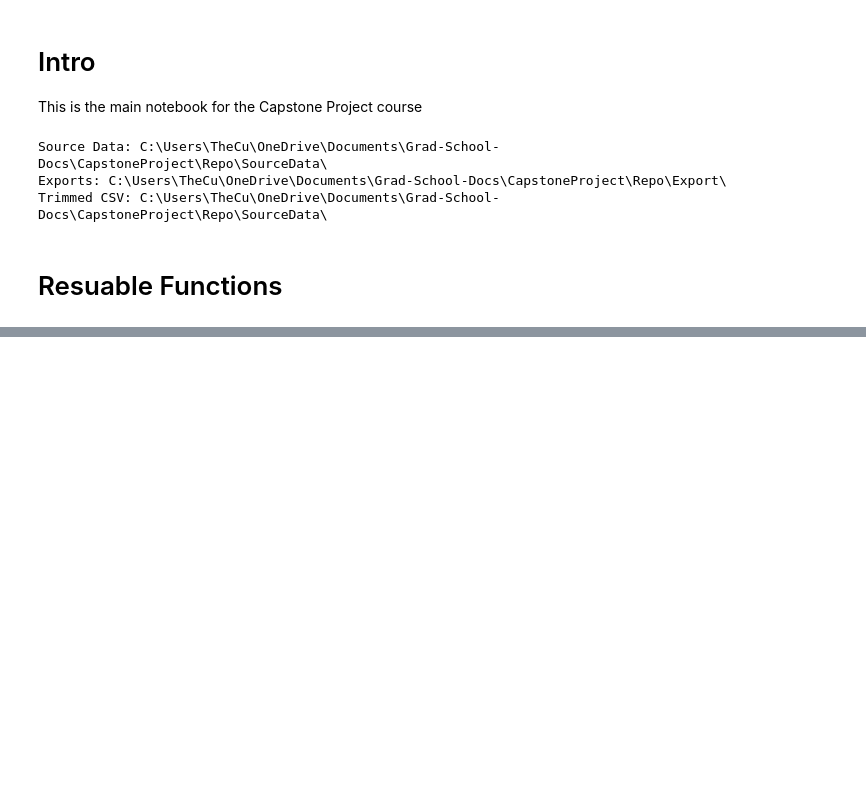
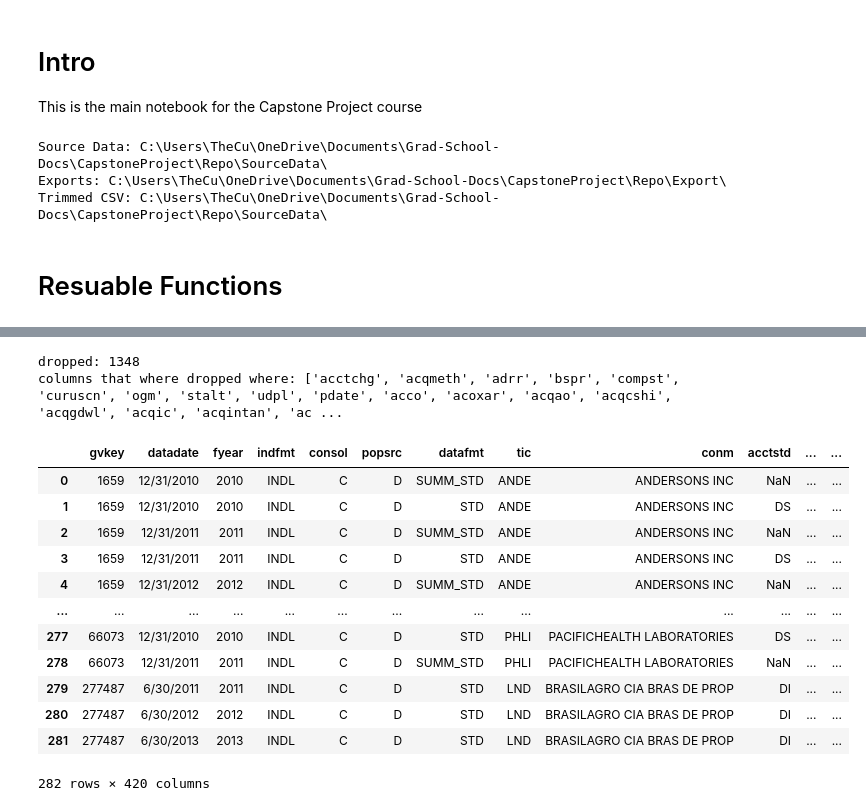
Before and after one commit to bcullinan32/CapstoneProject, a Jupyter notebook: Capstone-Main.ipynb, the cells around one changed output, grey strips where cells are left out. Drawn from its saved outputs; the diff is of its cells as text; code cells hidden in the pictures; blank space fills up the shorter version.

Commit message:
changed fundamentals trim.  Added functions to reduce features. applied to fundamentals

```diff
--- a/Capstone-Main.ipynb
+++ b/Capstone-Main.ipynb
@@ -42,0 +69,18 @@ def largeCSVTrim(largeCSVPath, CSVName, trimQuery):
+# %%
+# Dropping Missing Values over 30% -- Will print out a table that shows what variables are dropped
+def dropCols_nullThresh(df,thresh):
+    thresh = 1-thresh
+    column_names_before = df.columns.to_list()
+    before = df.shape[1]
+    df = df.dropna(thresh=df.shape[0]*thresh,how='all',axis=1)
+    after = df.shape[1]
+    column_names_after = df.columns.to_list()
+    columns_dropped = []
+    for i in column_names_before:
+        if i not in column_names_after:
+            columns_dropped.append(i)
+    total_dropped = before - after
+    df = df
+    print(f"dropped: {total_dropped}")
+    print(f"columns that where dropped where: {columns_dropped}")
+    return df
@@ -111,0 +163,5 @@ Stocks_SAM:
+# %%
+# Get Fundamentals
+file = 'Fundamentals_30.csv'
+fundamentals = pd.read_csv(sourceDataPath+file,skipinitialspace = True)
+fundamentals.head()
@@ -111,0 +208,21 @@ Stocks_SAM:
+# %%
+# Initial Column Reduce -- Drop Obvious -- Nulls
+# Initial Null Drop -- More than 75% -- Will Re-Run w/ lower threshold after rows combined
+fundamentals = dropCols_nullThresh(fundamentals,0.75)
+fundamentals
+# %% [output]
+dropped: 1348
+columns that where dropped where: ['acctchg', 'acqmeth', 'adrr', 'bspr', 'compst', 'curuscn', 'ogm', 'stalt', 'udpl', 'pdate', 'acco', 'acoxar', 'acqao', 'acqcshi', 'acqgdwl', 'acqic', 'acqintan', 'ac ...
+|  | gvkey | datadate | fyear | indfmt | consol | popsrc | datafmt | tic | conm | acctstd | ... | ... |
+| 0 | 1659 | 12/31/2010 | 2010 | INDL | C | D | SUMM_STD | ANDE | ANDERSONS INC | NaN | ... | ... |
+| 1 | 1659 | 12/31/2010 | 2010 | INDL | C | D | STD | ANDE | ANDERSONS INC | DS | ... | ... |
+| 2 | 1659 | 12/31/2011 | 2011 | INDL | C | D | SUMM_STD | ANDE | ANDERSONS INC | NaN | ... | ... |
+| 3 | 1659 | 12/31/2011 | 2011 | INDL | C | D | STD | ANDE | ANDERSONS INC | DS | ... | ... |
+| 4 | 1659 | 12/31/2012 | 2012 | INDL | C | D | SUMM_STD | ANDE | ANDERSONS INC | NaN | ... | ... |
+| ... | ... | ... | ... | ... | ... | ... | ... | ... | ... | ... | ... | ... |
+| 277 | 66073 | 12/31/2010 | 2010 | INDL | C | D | STD | PHLI | PACIFICHEALTH LABORATORIES | DS | ... | ... |
+| 278 | 66073 | 12/31/2011 | 2011 | INDL | C | D | SUMM_STD | PHLI | PACIFICHEALTH LABORATORIES | NaN | ... | ... |
+| 279 | 277487 | 6/30/2011 | 2011 | INDL | C | D | STD | LND | BRASILAGRO CIA BRAS DE PROP | DI | ... | ... |
+| 280 | 277487 | 6/30/2012 | 2012 | INDL | C | D | STD | LND | BRASILAGRO CIA BRAS DE PROP | DI | ... | ... |
+| 281 | 277487 | 6/30/2013 | 2013 | INDL | C | D | STD | LND | BRASILAGRO CIA BRAS DE PROP | DI | ... | ... |
+282 rows × 420 columns
```
Also changed, not shown: parts of 19 cells of this notebook, 4 other files.
